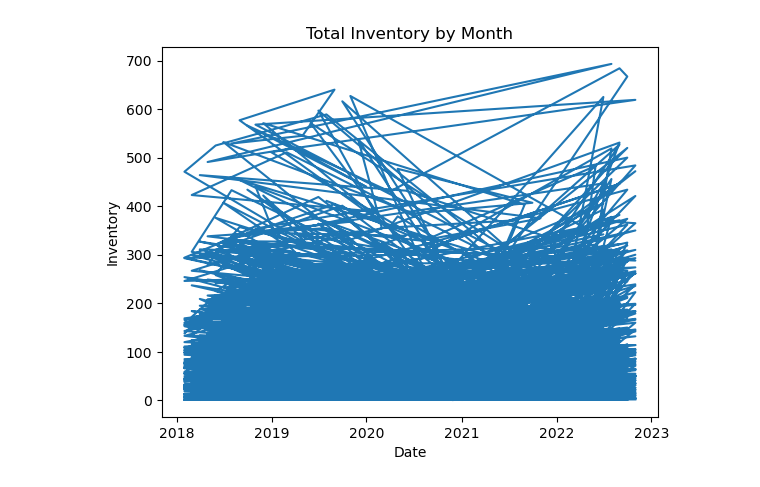
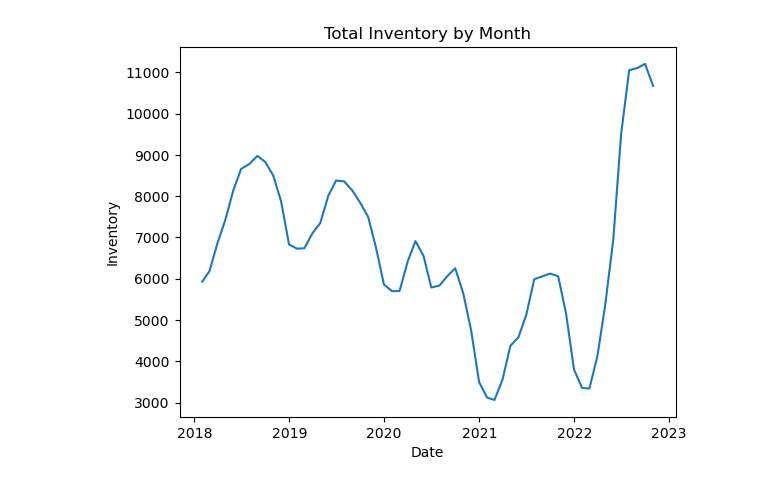
Before and after one commit to zarbin/UTA_Project-1, a Jupyter notebook: playground_jb.ipynb, the cells around one changed output. Cells and saved outputs as stored; diff of their text form; code cells hidden in the pictures.

```diff
--- a/playground_jb.ipynb
+++ b/playground_jb.ipynb
@@ -79,0 +44,16 @@ memory usage: 2.1+ MB
+# %%
+# ALL RESIDENTIAL Filter
+austin_df = df.loc[(df['property_type'] == 'All Residential')]
+#OR
+austin_df = df.loc[(df['property_type_id'] == -1)]
+
+
+#Creating a year column.
+austin_df['year'] = pd.DatetimeIndex(austin_df['period_end']).year
+
+#Filter on #2018-2022
+years = [2018, 2019, 2020, 2021, 2022]
+austin_df = austin_df.loc[austin_df['year'].isin(years)]
+
+# Let's make sure 'date' is actually a date in pandas
+austin_df["date"] = pd.to_datetime(austin_df["period_end"])
@@ -84,0 +76,4 @@ austin_df["date"] = pd.to_datetime(austin_df["period_end"])
+# %%
+inventory = austin_df.groupby(['date'])['inventory'].sum()
+inventory_df = pd.DataFrame(inventory)
+inventory_df.reset_index(inplace=True)
@@ -85,18 +89,18 @@ austin_df["date"] = pd.to_datetime(austin_df["period_end"])
 # %%
 # Generate a line plot
 
 # Generate a line plot of inventory over time
-x_axis = austin_df['date']
-y_axis = austin_df['inventory'].groupby('')
+x_axis = inventory_df['date']
+y_axis = inventory_df['inventory']
 
 plt.clf()  #clear Pyplot figure
 
 plt.title(f"Total Inventory by Month")
 plt.xlabel("Date")
 plt.ylabel("Inventory")
 plt.plot(x_axis, y_axis)
 
 # Show the graph that we have created
 plt.show()
 # %% [output]
-[figure, old version]
+[figure, new version]
```
Also changed, not shown: parts of 9 cells of this notebook.
